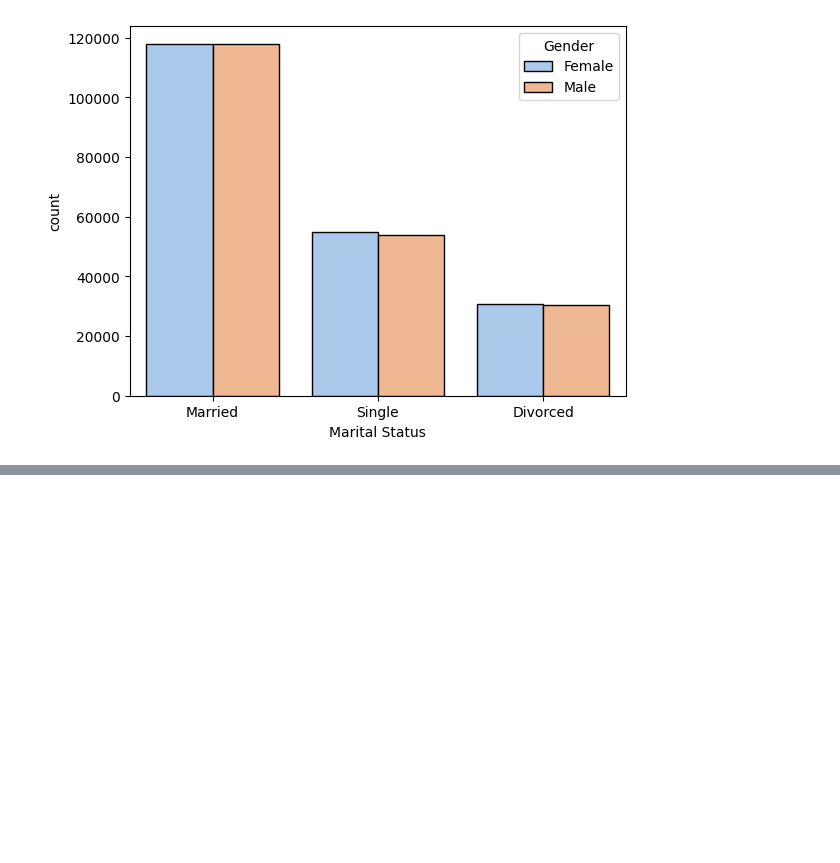
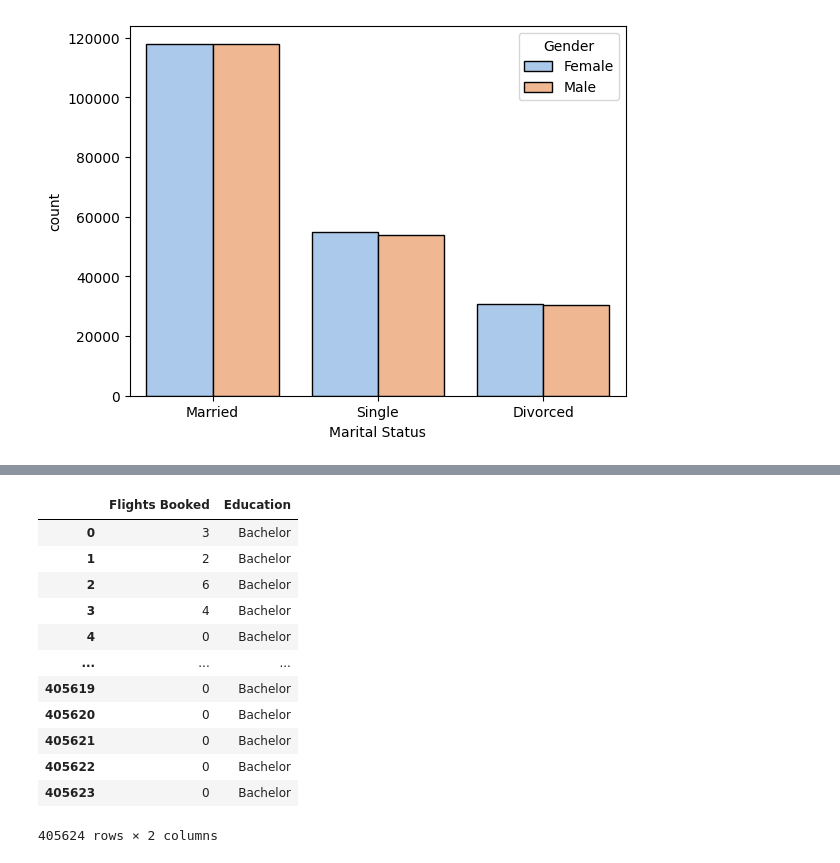
Before and after one commit to Adalab/bda-modulo-3-evaluacion-final-FrancaTortaroloo, a Jupyter notebook: Respuestas.ipynb, the cells around one changed output, grey strips where cells are left out. Drawn from its saved outputs; the diff is of its cells as text; code cells hidden in the pictures; blank space fills up the shorter version.

```diff
--- a/Respuestas.ipynb
+++ b/Respuestas.ipynb
@@ -479,0 +482,19 @@ sns.countplot(x = "Marital Status",
+# %%
+#me quedo sólo con las columnas que necesito
+
+df_nuevo = merge[['Flights Booked', 'Education']]
+df_nuevo
+# %% [output]
+|  | Flights Booked | Education |
+| 0 | 3 | Bachelor |
+| 1 | 2 | Bachelor |
+| 2 | 6 | Bachelor |
+| 3 | 4 | Bachelor |
+| 4 | 0 | Bachelor |
+| ... | ... | ... |
+| 405619 | 0 | Bachelor |
+| 405620 | 0 | Bachelor |
+| 405621 | 0 | Bachelor |
+| 405622 | 0 | Bachelor |
+| 405623 | 0 | Bachelor |
+405624 rows × 2 columns
```
Also changed, not shown: parts of 17 cells of this notebook.
